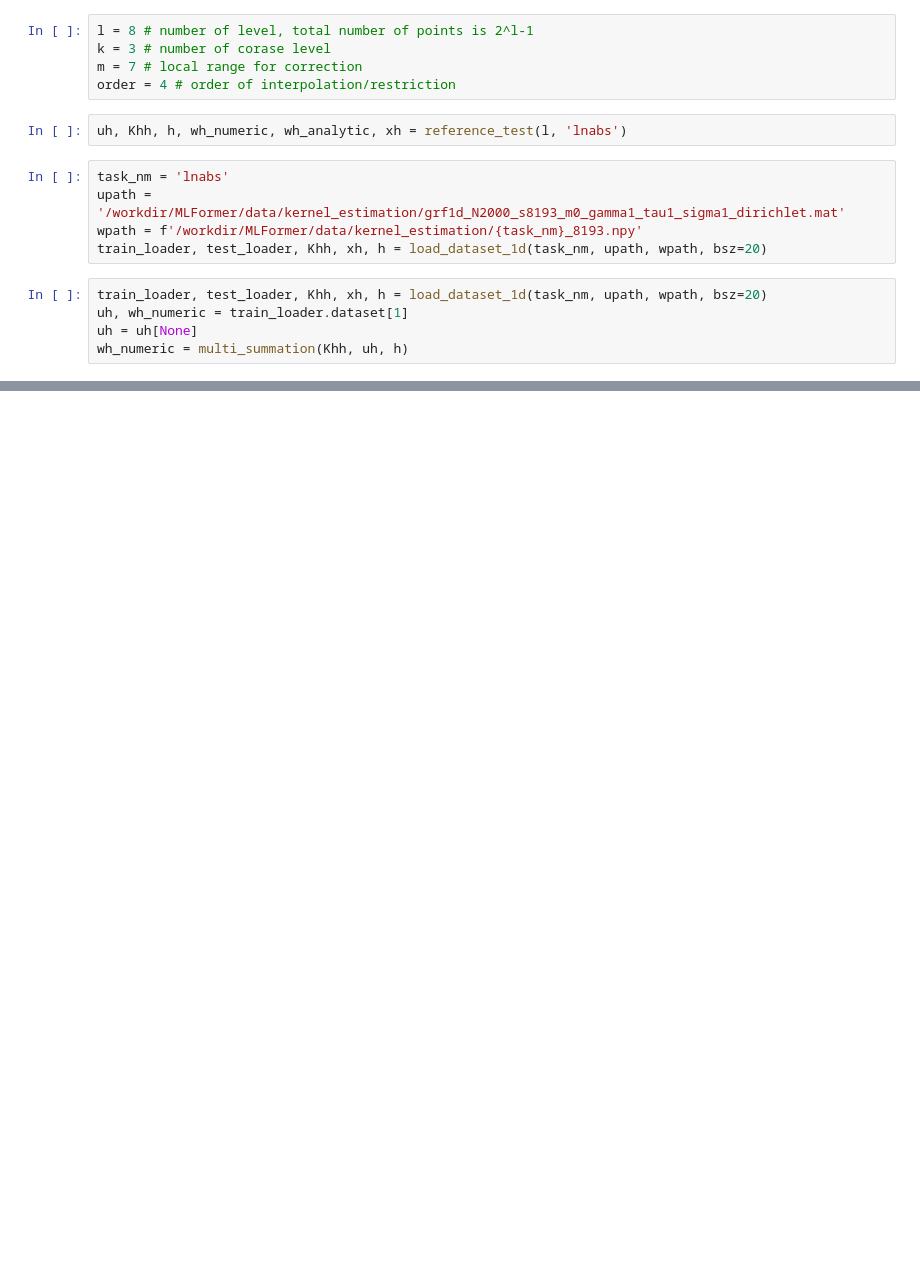
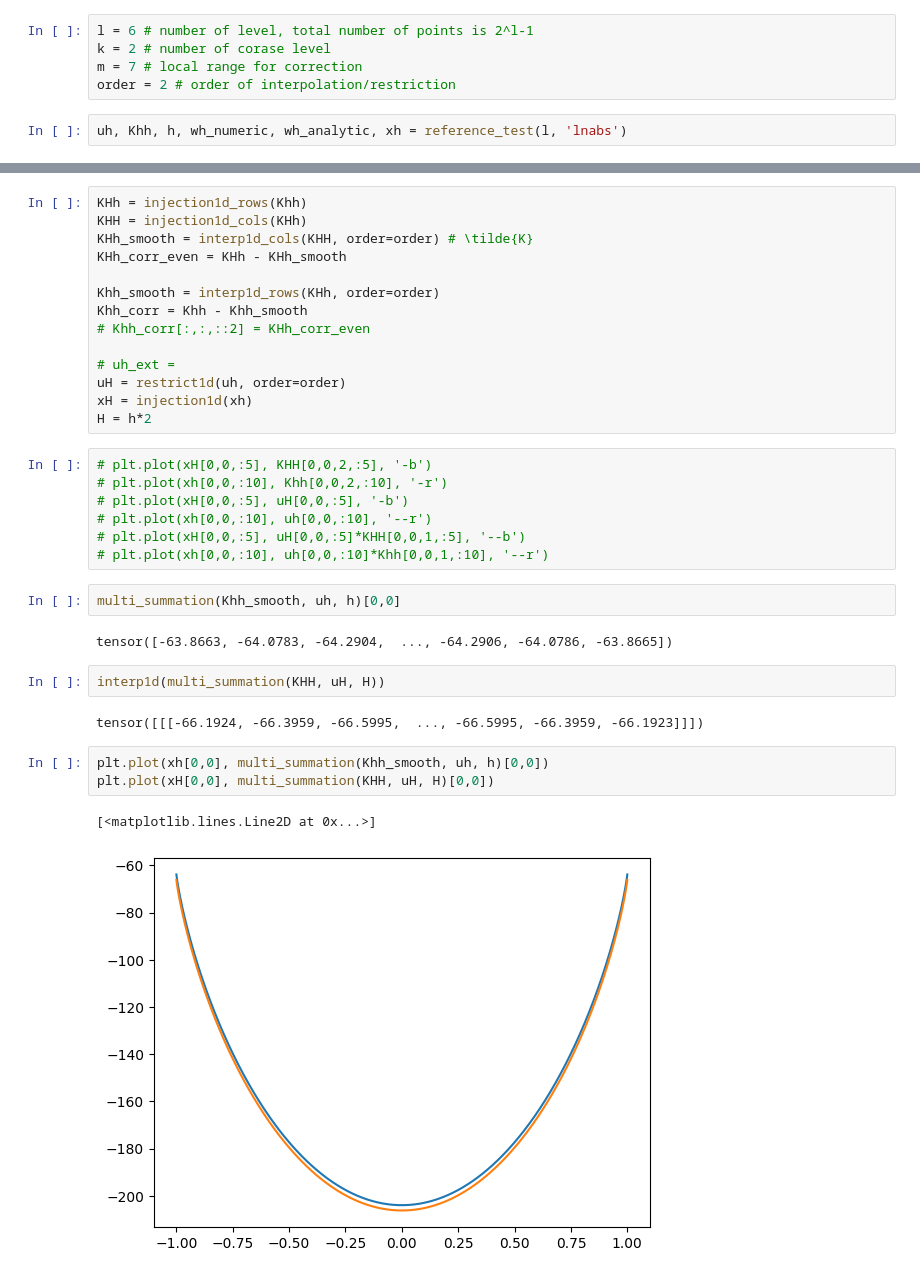
Before and after one commit to linye-boli/MLFormer, a Jupyter notebook: notebooks/MLMM_direct.ipynb, the cells around one changed output, grey strips where cells are left out. Drawn from its saved outputs; the diff is of its cells as text; blank space fills up the shorter version.

Commit message:
fix boundary problems and add kernel reconstruction

```diff
--- a/notebooks/MLMM_direct.ipynb
+++ b/notebooks/MLMM_direct.ipynb
@@ -9,17 +10,7 @@ from dataset import reference_test, load_dataset_1d
 # %%
-l = 8 # number of level, total number of points is 2^l-1
-k = 3 # number of corase level
+l = 6 # number of level, total number of points is 2^l-1
+k = 2 # number of corase level
 m = 7 # local range for correction
-order = 4 # order of interpolation/restriction
+order = 2 # order of interpolation/restriction
 # %%
 uh, Khh, h, wh_numeric, wh_analytic, xh = reference_test(l, 'lnabs')
-# %%
-task_nm = 'lnabs'
-upath = '/workdir/MLFormer/data/kernel_estimation/grf1d_N2000_s8193_m0_gamma1_tau1_sigma1_dirichlet.mat'
-wpath = f'/workdir/MLFormer/data/kernel_estimation/{task_nm}_8193.npy'
-train_loader, test_loader, Khh, xh, h = load_dataset_1d(task_nm, upath, wpath, bsz=20)
-# %%
-train_loader, test_loader, Khh, xh, h = load_dataset_1d(task_nm, upath, wpath, bsz=20)
-uh, wh_numeric = train_loader.dataset[1]
-uh = uh[None]
-wh_numeric = multi_summation(Khh, uh, h)
@@ -55,0 +19,35 @@ plt.legend()
+# %%
+KHh = injection1d_rows(Khh)
+KHH = injection1d_cols(KHh)
+KHh_smooth = interp1d_cols(KHH, order=order) # \tilde{K}
+KHh_corr_even = KHh - KHh_smooth
+
+Khh_smooth = interp1d_rows(KHh, order=order)
+Khh_corr = Khh - Khh_smooth
+# Khh_corr[:,:,::2] = KHh_corr_even
+
+# uh_ext =
+uH = restrict1d(uh, order=order)
+xH = injection1d(xh)
+H = h*2
+# %%
+# plt.plot(xH[0,0,:5], KHH[0,0,2,:5], '-b')
+# plt.plot(xh[0,0,:10], Khh[0,0,2,:10], '-r')
+# plt.plot(xH[0,0,:5], uH[0,0,:5], '-b')
+# plt.plot(xh[0,0,:10], uh[0,0,:10], '--r')
+# plt.plot(xH[0,0,:5], uH[0,0,:5]*KHH[0,0,1,:5], '--b')
+# plt.plot(xh[0,0,:10], uh[0,0,:10]*Khh[0,0,1,:10], '--r')
+# %%
+multi_summation(Khh_smooth, uh, h)[0,0]
+# %% [output]
+tensor([-63.8663, -64.0783, -64.2904,  ..., -64.2906, -64.0786, -63.8665])
+# %%
+interp1d(multi_summation(KHH, uH, H))
+# %% [output]
+tensor([[[-66.1924, -66.3959, -66.5995,  ..., -66.5995, -66.3959, -66.1923]]])
+# %%
+plt.plot(xh[0,0], multi_summation(Khh_smooth, uh, h)[0,0])
+plt.plot(xH[0,0], multi_summation(KHH, uH, H)[0,0])
+# %% [output]
+[<matplotlib.lines.Line2D at 0x...>]
+[figure, added]
```
Also changed, not shown: parts of 7 cells of this notebook, 37 other files.
